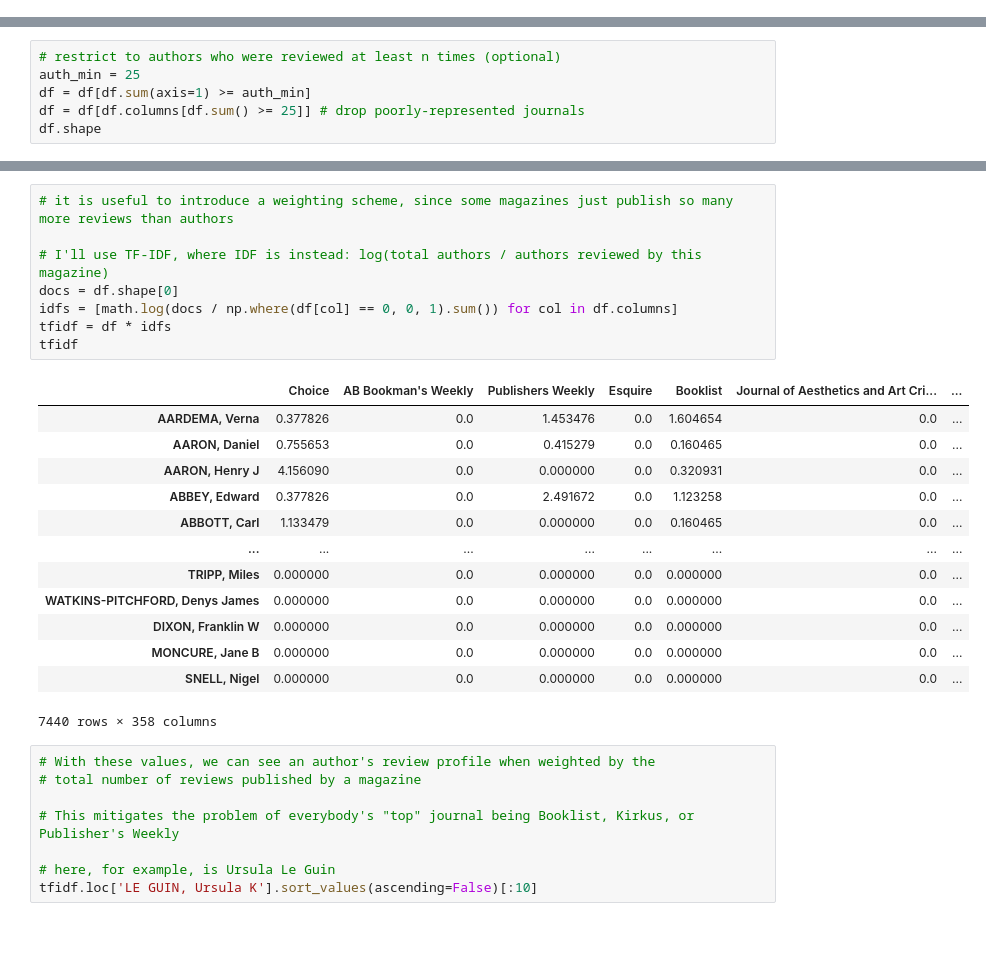
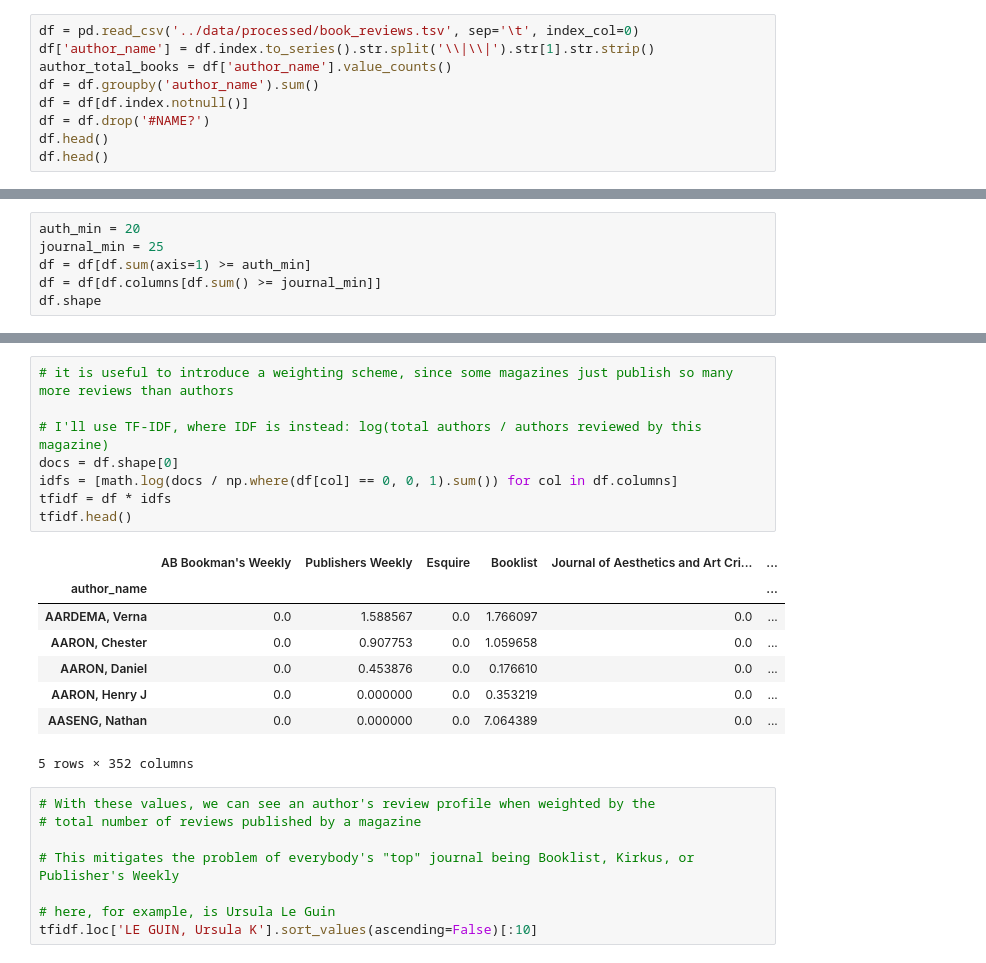
Before and after one commit to jordanpruett/book-review-index, a Jupyter notebook: notebooks/03_tsne.ipynb, the cells around one changed output, grey strips where cells are left out. Saved outputs shown, nothing was run; the diff lists cells and outputs as text; blank space fills up the shorter version.

```diff
--- a/notebooks/03_tsne.ipynb
+++ b/notebooks/03_tsne.ipynb
@@ -34,0 +26,9 @@ df
+# %%
+df = pd.read_csv('../data/processed/book_reviews.tsv', sep='\t', index_col=0)
+df['author_name'] = df.index.to_series().str.split('\\|\\|').str[1].str.strip()
+author_total_books = df['author_name'].value_counts()
+df = df.groupby('author_name').sum()
+df = df[df.index.notnull()]
+df = df.drop('#NAME?')
+df.head()
+df.head()
@@ -35,7 +48,7 @@ df
 # %%
-# restrict to authors who were reviewed at least n times (optional)
-auth_min = 25
+auth_min = 20
+journal_min = 25
 df = df[df.sum(axis=1) >= auth_min]
-df = df[df.columns[df.sum() >= 25]] # drop poorly-represented journals
+df = df[df.columns[df.sum() >= journal_min]]
 df.shape
 # %% [output]
@@ -97,25 +60,20 @@ Listener
 # %%
 # it is useful to introduce a weighting scheme, since some magazines just publish so many more reviews than authors
 
 # I'll use TF-IDF, where IDF is instead: log(total authors / authors reviewed by this magazine)
 docs = df.shape[0]
 idfs = [math.log(docs / np.where(df[col] == 0, 0, 1).sum()) for col in df.columns]
 tfidf = df * idfs
-tfidf
+tfidf.head()
 # %% [output]
-|  | Choice | AB Bookman's Weekly | Publishers Weekly | Esquire | Booklist | Journal of Aesthetics and Art Cri... | ... |
-| AARDEMA, Verna | 0.377826 | 0.0 | 1.453476 | 0.0 | 1.604654 | 0.0 | ... |
-| AARON, Daniel | 0.755653 | 0.0 | 0.415279 | 0.0 | 0.160465 | 0.0 | ... |
-| AARON, Henry J | 4.156090 | 0.0 | 0.000000 | 0.0 | 0.320931 | 0.0 | ... |
-| ABBEY, Edward | 0.377826 | 0.0 | 2.491672 | 0.0 | 1.123258 | 0.0 | ... |
-| ABBOTT, Carl | 1.133479 | 0.0 | 0.000000 | 0.0 | 0.160465 | 0.0 | ... |
-| ... | ... | ... | ... | ... | ... | ... | ... |
-| TRIPP, Miles | 0.000000 | 0.0 | 0.000000 | 0.0 | 0.000000 | 0.0 | ... |
-| WATKINS-PITCHFORD, Denys James | 0.000000 | 0.0 | 0.000000 | 0.0 | 0.000000 | 0.0 | ... |
-| DIXON, Franklin W | 0.000000 | 0.0 | 0.000000 | 0.0 | 0.000000 | 0.0 | ... |
-| MONCURE, Jane B | 0.000000 | 0.0 | 0.000000 | 0.0 | 0.000000 | 0.0 | ... |
-| SNELL, Nigel | 0.000000 | 0.0 | 0.000000 | 0.0 | 0.000000 | 0.0 | ... |
+|  | AB Bookman's Weekly | Publishers Weekly | Esquire | Booklist | Journal of Aesthetics and Art Cri... | ... |
+| author_name |  |  |  |  |  | ... |
+| AARDEMA, Verna | 0.0 | 1.588567 | 0.0 | 1.766097 | 0.0 | ... |
+| AARON, Chester | 0.0 | 0.907753 | 0.0 | 1.059658 | 0.0 | ... |
+| AARON, Daniel | 0.0 | 0.453876 | 0.0 | 0.176610 | 0.0 | ... |
+| AARON, Henry J | 0.0 | 0.000000 | 0.0 | 0.353219 | 0.0 | ... |
+| AASENG, Nathan | 0.0 | 0.000000 | 0.0 | 7.064389 | 0.0 | ... |
-7440 rows × 358 columns
+5 rows × 352 columns
 # %%
 # With these values, we can see an author's review profile when weighted by the
 # total number of reviews published by a magazine
```
Also changed, not shown: parts of 29 cells of this notebook.
